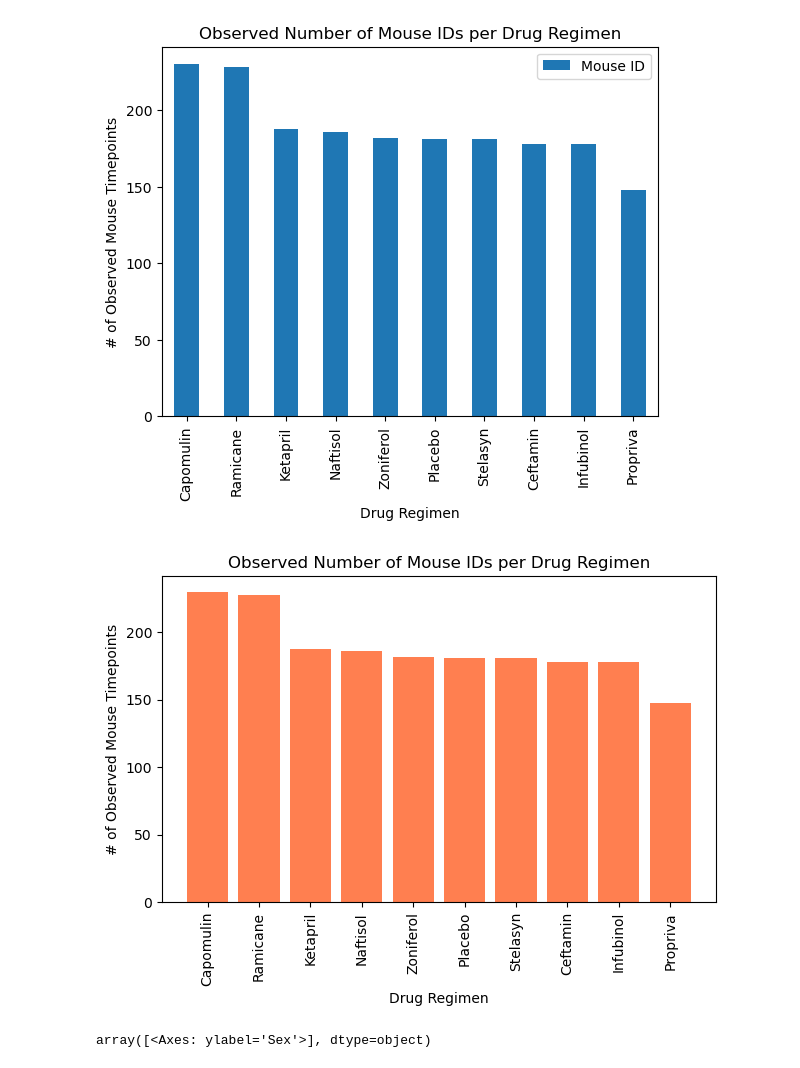
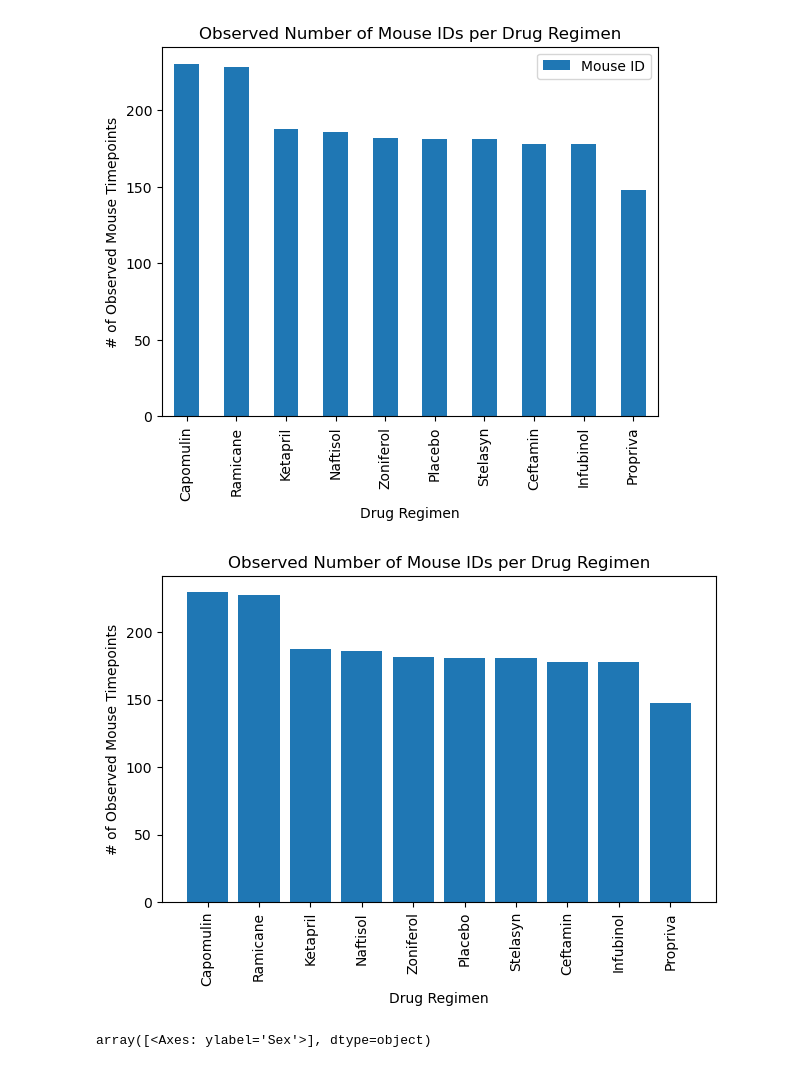
Before and after one commit to peggz19/matplotlib---challenge, a Jupyter notebook: pymaceuticals.ipynb, the cells around one changed output. Drawn from its saved outputs; the diff is of its cells as text; code cells hidden in the pictures.

Commit message:
Up to Line and Scatter Plots

```diff
--- a/pymaceuticals.ipynb
+++ b/pymaceuticals.ipynb
@@ -132,19 +132,19 @@ bar_df.plot(kind='bar', ylabel ='# of Observed Mouse Timepoints', title ='Observ
 # %%
 # Generate a bar plot showing the total number of rows (Mouse ID/Timepoints) for each drug regimen using pyplot.
 
 #Creating my axis based on the dataframe in the previous cell
 x_axis = bar_df.index
 y_axis = bar_df['Mouse ID']
 #Generating and displaying the chart with pyplot
-plt.bar(x_axis, y_axis, color='coral')
+plt.bar(x_axis, y_axis)
 plt.xlabel('Drug Regimen')
 plt.ylabel('# of Observed Mouse Timepoints')
 plt.title('Observed Number of Mouse IDs per Drug Regimen')
 plt.xticks(rotation = 90)
 plt.tight_layout()
 plt.show()
 # %% [output]
-[figure, old version]
+[figure, new version]
 # %%
 # Generate a pie plot showing the distribution of female versus male mice using Pandas
 
```
Also changed, not shown: parts of 2 cells of this notebook.
